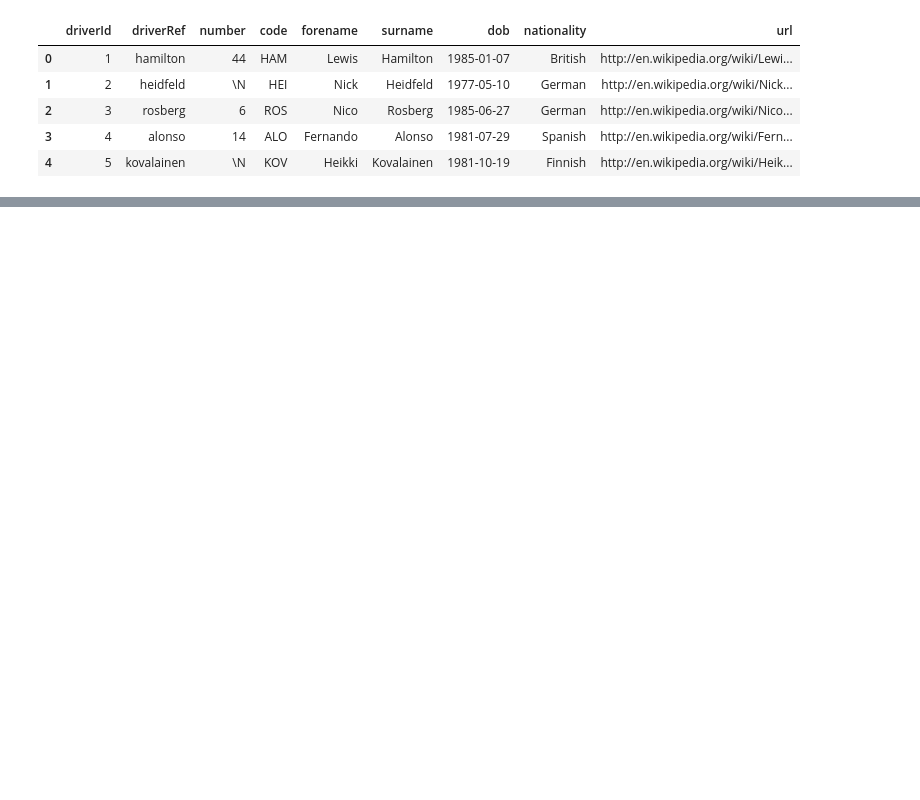
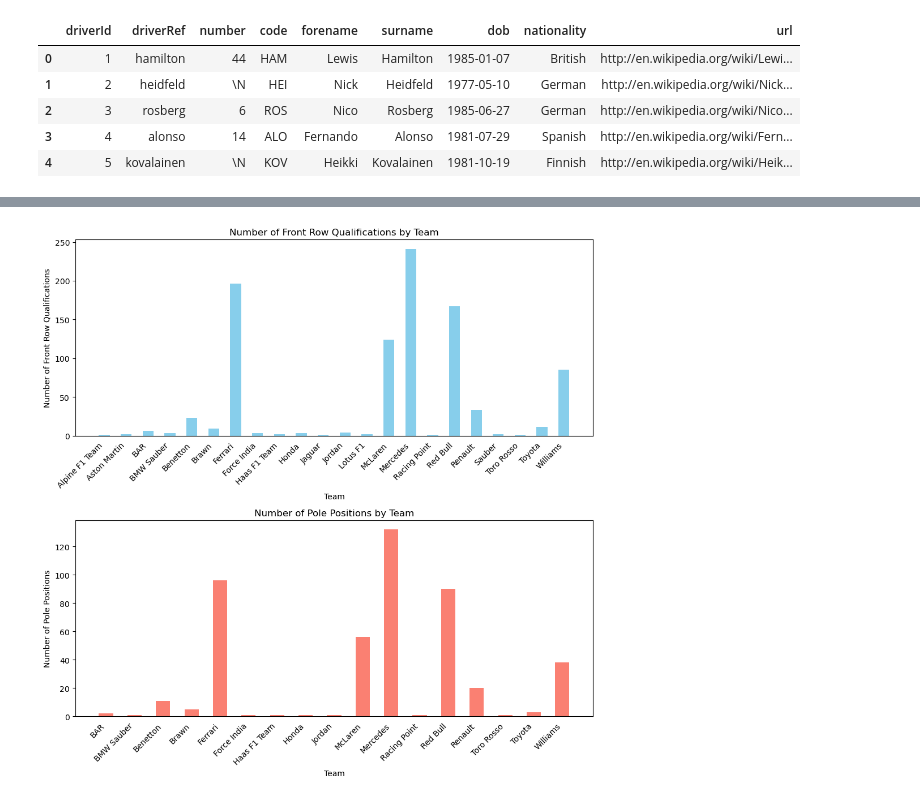
Before and after one commit to code-with-aneesh/F1_Analysis, a Jupyter notebook: drivers_analysis.ipynb, the cells around one changed output, grey strips where cells are left out. Drawn from its saved outputs; the diff is of its cells as text; code cells hidden in the pictures; blank space fills up the shorter version.

```diff
--- a/drivers_analysis.ipynb
+++ b/drivers_analysis.ipynb
@@ -13,3 +12,6 @@ drivers.head()
 | 2 | 3 | rosberg | 6 | ROS | Nico | Rosberg | 1985-06-27 | German | http://en.wikipedia.org/wiki/Nico... |
 | 3 | 4 | alonso | 14 | ALO | Fernando | Alonso | 1981-07-29 | Spanish | http://en.wikipedia.org/wiki/Fern... |
 | 4 | 5 | kovalainen | \N | KOV | Heikki | Kovalainen | 1981-10-19 | Finnish | http://en.wikipedia.org/wiki/Heik... |
+# %%
+constructors = pd.read_csv('constructors.csv')
+constructors.head()
@@ -15,0 +36,3 @@ drivers.head()
+# %%
+qualifying = pd.read_csv('qualifying.csv')
+qualifying.head()
@@ -15,0 +46,46 @@ drivers.head()
+# %%
+import matplotlib.pyplot as plt
+import numpy as np  # Import numpy for creating evenly spaced tick locations
+
+# Assuming you have imported the necessary packages and have qualifying and constructors DataFrames
+
+# Merge the qualifying DataFrame with the constructors DataFrame
+merged_df = qualifying.merge(constructors, on='constructorId', how='left')
+
+# Create a figure and two subplots
+fig, (ax1, ax2) = plt.subplots(2, 1, figsize=(10, 10))
+
+# Filter the merged DataFrame to get the required information for front row qualifications
+result_front_row = merged_df[(merged_df['position'] == 1) | (merged_df['position'] == 2)]['name'].value_counts().sort_index()
+
+# Plotting front row qualifications
+bar_width = 0.5  # Define the width of each bar
+bar_positions = np.arange(len(result_front_row))  # Create evenly spaced positions for the bars
+ax1.bar(bar_positions, result_front_row.values, color='skyblue', width=bar_width)
+ax1.set_xlabel('Team')
+ax1.set_ylabel('Number of Front Row Qualifications')
+ax1.set_title('Number of Front Row Qualifications by Team')
+ax1.set_xticks(bar_positions)  # Set the x-ticks to be the center of each bar
+ax1.set_xticklabels(result_front_row.index, rotation=45, ha='right')  # Set labels and tilt them
+ax1.tick_params(axis='x', which='both', bottom=False, top=False)  # Hide ticks on the top and bottom
+
+# Filter the merged DataFrame to get the required information for pole positions
+result_pole = merged_df[(merged_df['position'] == 1)]['name'].value_counts().sort_index()
+
+# Plotting pole positions
+bar_positions = np.arange(len(result_pole))  # Recreate evenly spaced positions for the bars
+ax2.bar(bar_positions, result_pole.values, color='salmon', width=bar_width)
+ax2.set_xlabel('Team')
+ax2.set_ylabel('Number of Pole Positions')
+ax2.set_title('Number of Pole Positions by Team')
+ax2.set_xticks(bar_positions)  # Set the x-ticks to be the center of each bar
+ax2.set_xticklabels(result_pole.index, rotation=45, ha='right')  # Set labels and tilt them
+ax2.tick_params(axis='x', which='both', bottom=False, top=False)  # Hide ticks on the top and bottom
+
+# Adjust layout to prevent overlapping of subplots
+plt.tight_layout()
+
+# Show the plot
+plt.show()
+# %% [output]
+[figure, added]
```
Also changed, not shown: parts of 4 cells of this notebook.
